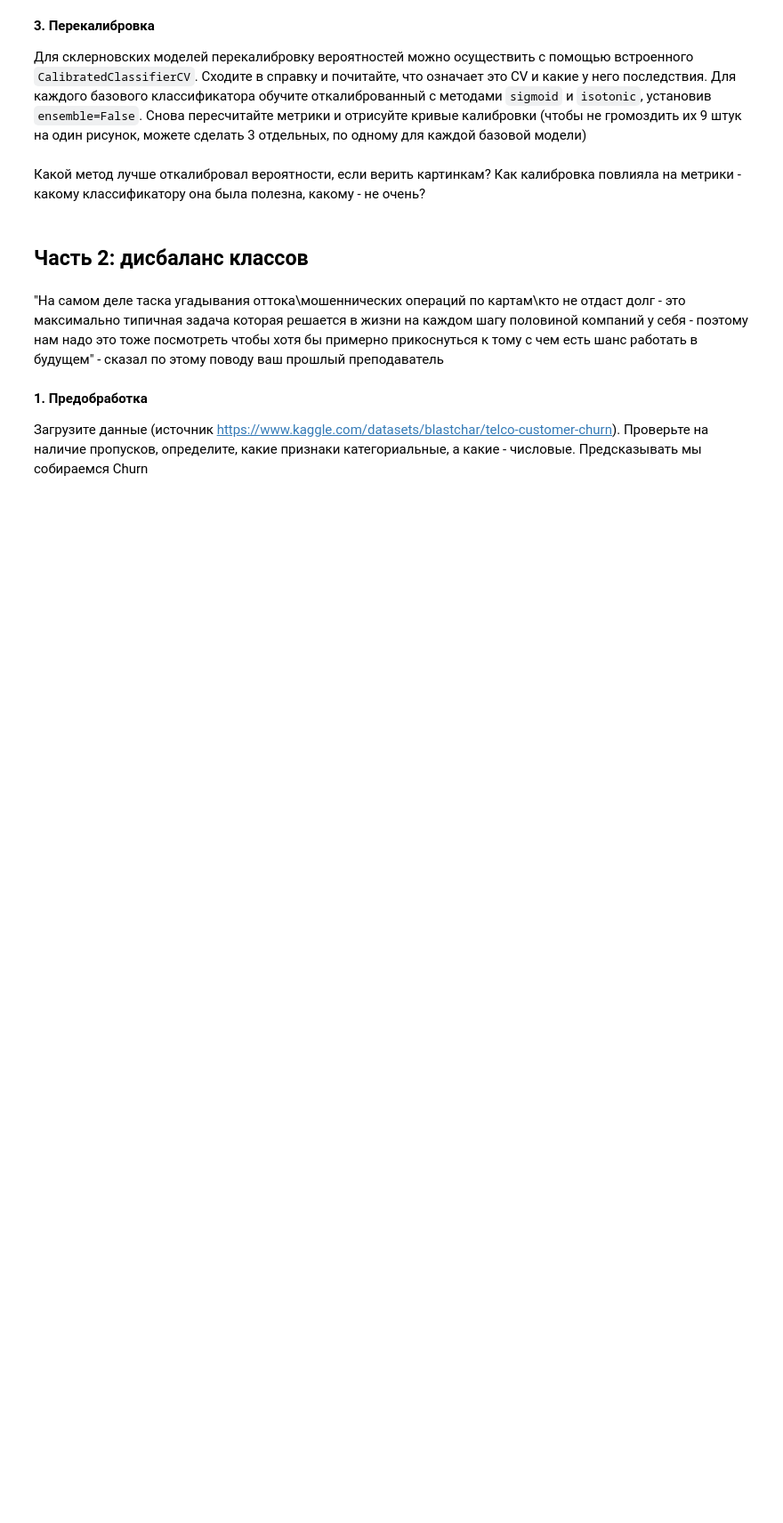
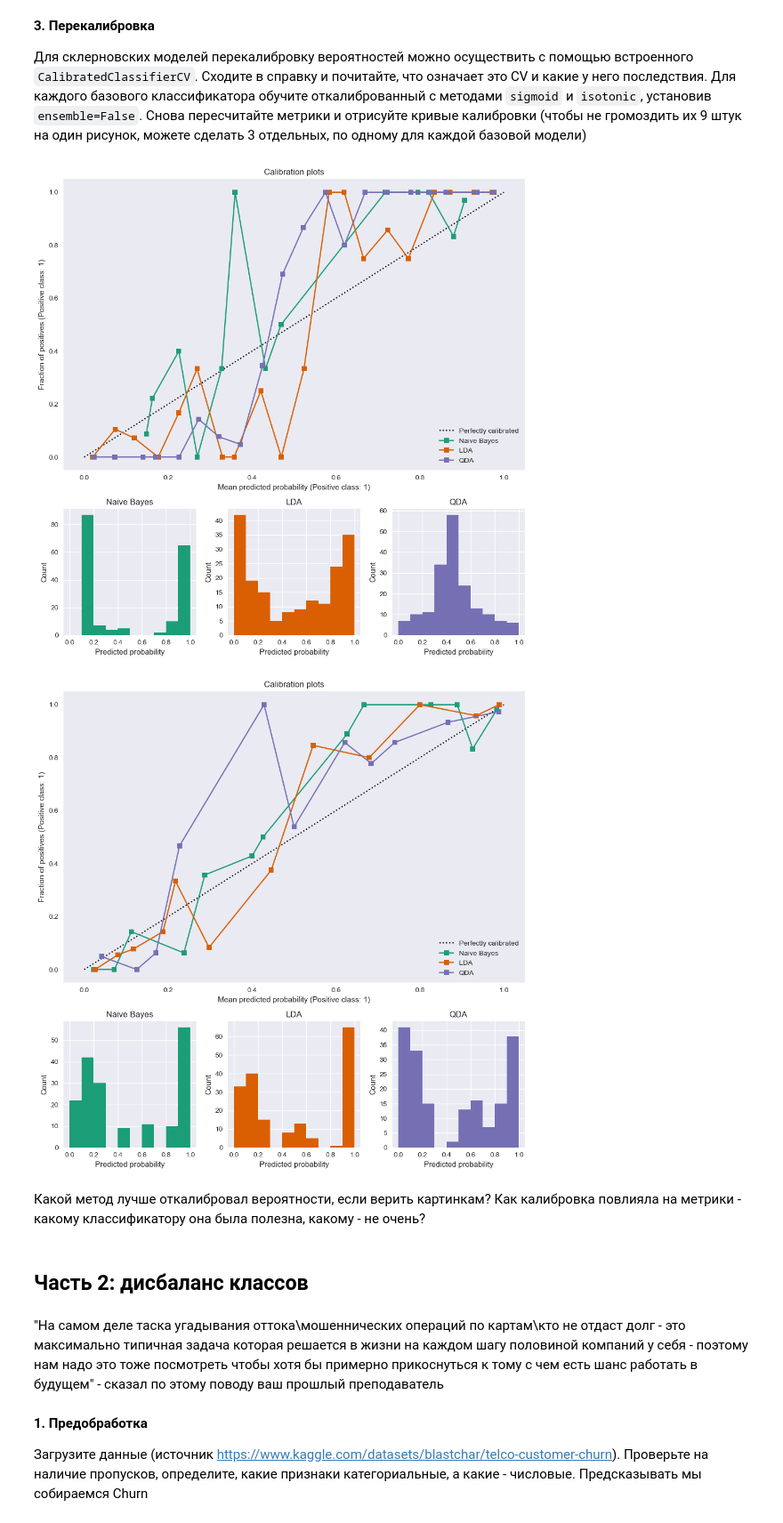
Before and after one commit to BorisKrutko/FAMS-BSU, a Jupyter notebook: ml bsu/lw3_classification_models/LB3_template.ipynb, the cells around one changed output. Shown at 89% size. Cells and saved outputs as stored; diff of their text form; code cells hidden in the pictures; blank space fills up the shorter version.

```diff
--- a/ml bsu/lw3_classification_models/LB3_template.ipynb
+++ b/ml bsu/lw3_classification_models/LB3_template.ipynb
@@ -160,3 +162,23 @@ draw_3_calibrations(clf_list, y_test, 30)
+# %%
+def train(method):
+    clf_list = []
+
+    for name, model in models.items():
+        calibrated_clf = CalibratedClassifierCV(model, method=method, ensemble=False)
+        calibrated_clf.fit(X_train, y_train)
+
+
+        y_prob = calibrated_clf.predict_proba(X_test)[:, 1]
+
+        clf_list.append((model, name, y_prob))
+
+    return clf_list
+# %%
+draw_3_calibrations(train('sigmoid'), y_test, 20)
+draw_3_calibrations(train('isotonic'), y_test, 20)
+# %% [output]
+[figure, added]
+[figure, added]
 # %% [markdown]
 Какой метод лучше откалибровал вероятности, если верить картинкам? Как калибровка повлияла на метрики - какому классификатору она была полезна, какому - не очень?
 # %% [markdown]
```
Also changed, not shown: parts of 2 cells of this notebook.
